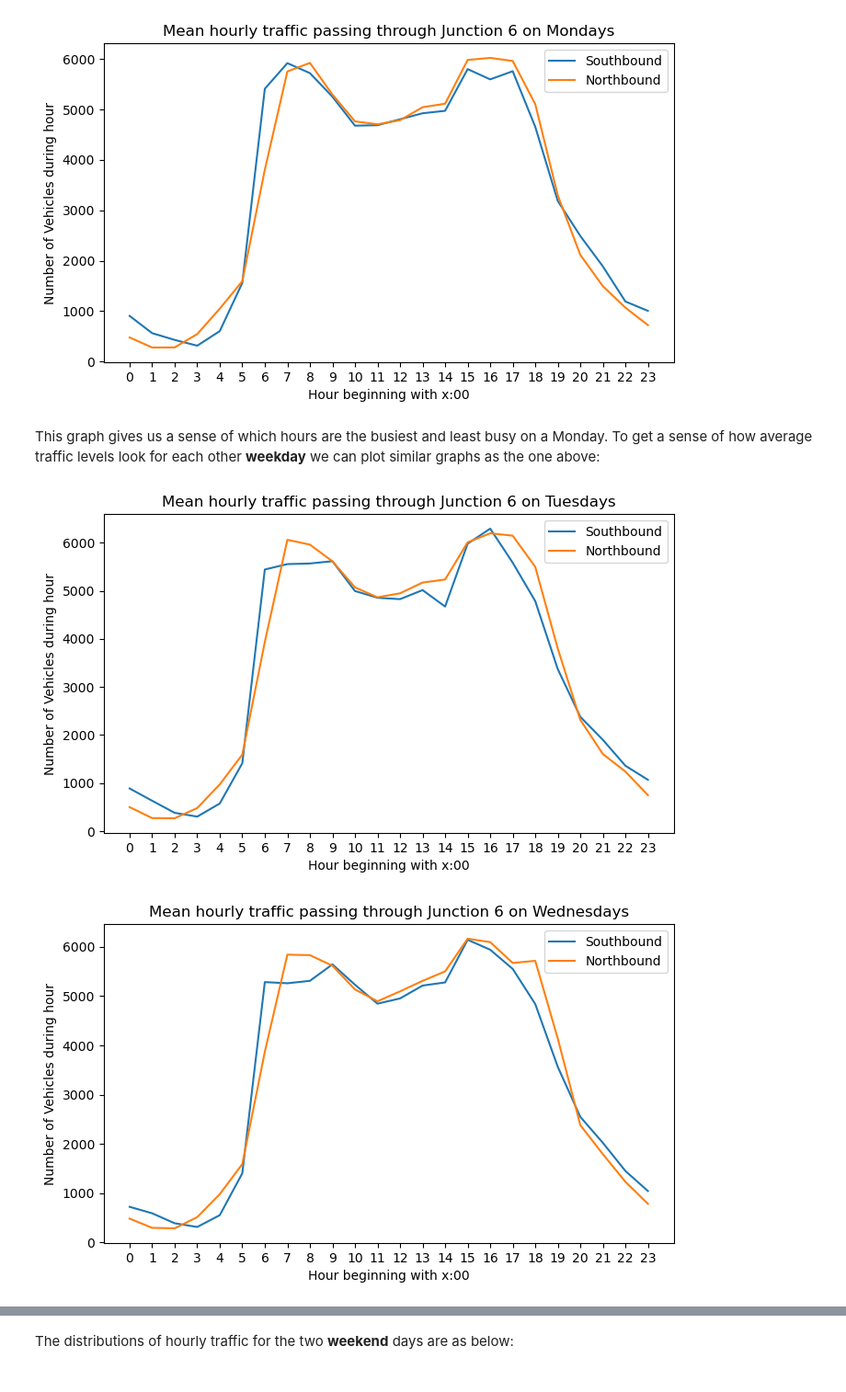
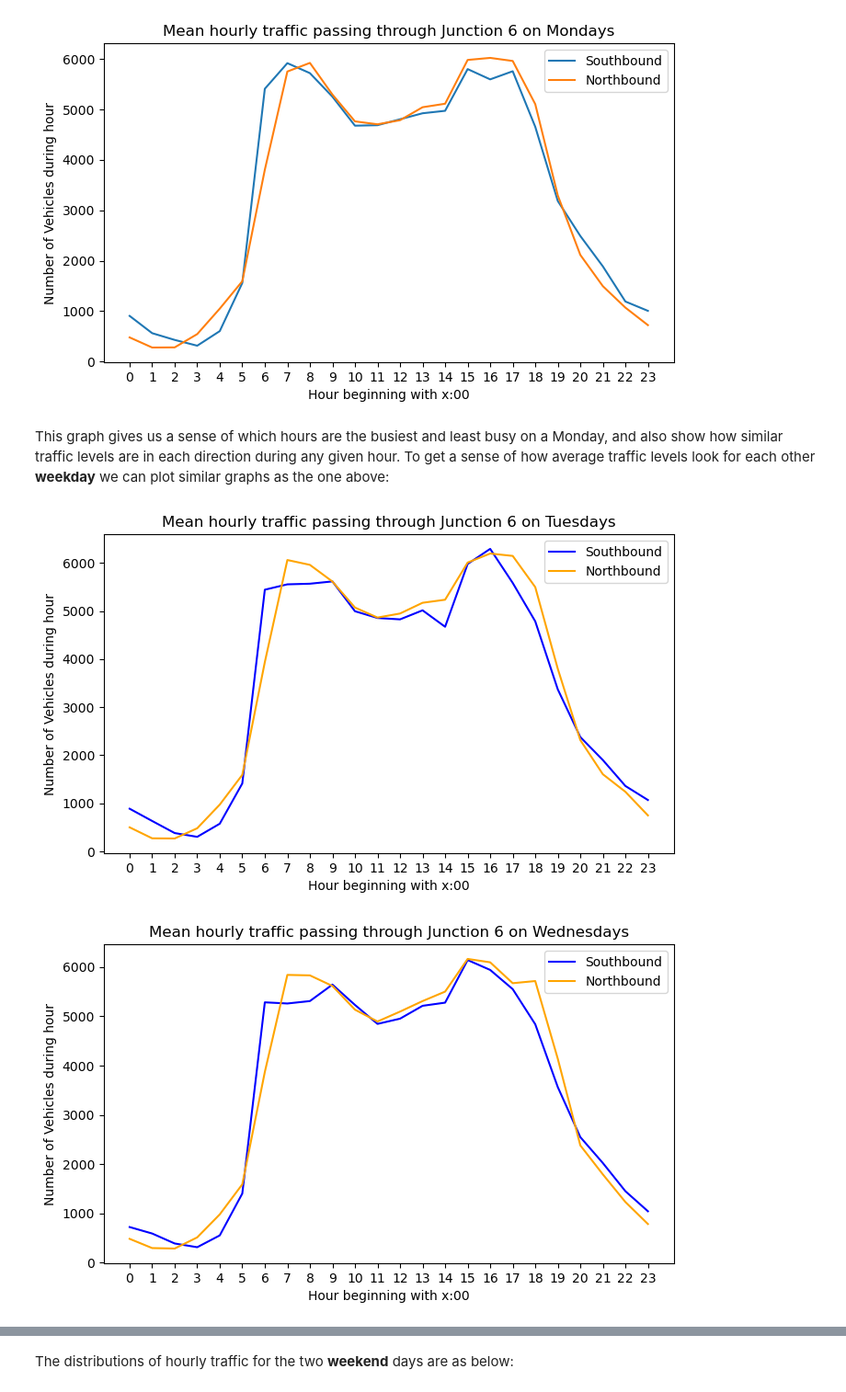
Before and after one commit to jmce22/pfda_project1, a Jupyter notebook: pfda_project1.ipynb, the cells around one changed output, grey strips where cells are left out. Shown at 92% size. Drawn from its saved outputs; the diff is of its cells as text; code cells hidden in the pictures.

```diff
--- a/pfda_project1.ipynb
+++ b/pfda_project1.ipynb
@@ -212,4 +214,4 @@ plt.show()
 # %% [output]
 [figure]
 # %% [markdown]
-This graph gives us a sense of which hours are the busiest and least busy on a Monday. To get a sense of how average traffic levels look for each other **weekday** we can plot similar graphs as the one above:
+This graph gives us a sense of which hours are the busiest and least busy on a Monday, and also show how similar traffic levels are in each direction during any given hour. To get a sense of how average traffic levels look for each other **weekday** we can plot similar graphs as the one above:
@@ -237,43 +218,59 @@ mean_sun_n_hourly = sunday.groupby('hour')['northbound'].mean()
 # %%
+tuesday = df.loc[df['day'] == 'Tues']
+wednesday = df.loc[df['day'] == 'Wed']
+thursday = df.loc[df['day'] == 'Thurs']
+friday = df.loc[df['day'] == 'Fri']
+
+mean_tues_s_hourly = tuesday.groupby('hour')['southbound'].mean()
+mean_wed_s_hourly = wednesday.groupby('hour')['southbound'].mean()
+mean_thurs_s_hourly = thursday.groupby('hour')['southbound'].mean()
+mean_fri_s_hourly = friday.groupby('hour')['southbound'].mean()
+
+mean_tues_n_hourly = tuesday.groupby('hour')['northbound'].mean()
+mean_wed_n_hourly = wednesday.groupby('hour')['northbound'].mean()
+mean_thurs_n_hourly = thursday.groupby('hour')['northbound'].mean()
+mean_fri_n_hourly = friday.groupby('hour')['northbound'].mean()
+
+
 plt.figure(figsize=(8,4.5))
-plt.plot(mean_tues_s_hourly, label = 'Southbound')
-plt.plot(mean_tues_n_hourly, label = 'Northbound')
+plt.plot(mean_tues_s_hourly, label = 'Southbound', color = 'blue')
+plt.plot(mean_tues_n_hourly, label = 'Northbound', color = 'orange')
 plt.xlabel('Hour beginning with x:00')
 plt.xticks(np.arange(24))
 plt.ylabel('Number of Vehicles during hour')
 plt.title('Mean hourly traffic passing through Junction 6 on Tuesdays')
 plt.legend(["Southbound", "Northbound"], loc ="upper right")
 plt.show()
 
 plt.figure(figsize=(8,4.5))
-plt.plot(mean_wed_s_hourly, label = 'Southbound')
-plt.plot(mean_wed_n_hourly, label = 'Northbound')
+plt.plot(mean_wed_s_hourly, label = 'Southbound', color = 'blue')
+plt.plot(mean_wed_n_hourly, label = 'Northbound', color = 'orange')
 plt.xlabel('Hour beginning with x:00')
 plt.xticks(np.arange(24))
 plt.ylabel('Number of Vehicles during hour')
 plt.title('Mean hourly traffic passing through Junction 6 on Wednesdays')
 plt.legend(["Southbound", "Northbound"], loc ="upper right")
 plt.show()
 
 plt.figure(figsize=(8,4.5))
-plt.plot(mean_thurs_s_hourly, label = 'Southbound')
-plt.plot(mean_thurs_n_hourly, label = 'Northbound')
+plt.plot(mean_thurs_s_hourly, label = 'Southbound', color = 'blue')
+plt.plot(mean_thurs_n_hourly, label = 'Northbound', color = 'orange')
 plt.xlabel('Hour beginning with x:00')
 plt.xticks(np.arange(24))
 plt.ylabel('Number of Vehicles during hour')
 plt.title('Mean hourly traffic passing through Junction 6 on Thursdays')
 plt.legend(["Southbound", "Northbound"], loc ="upper right")
 plt.show()
 
 plt.figure(figsize=(8,4.5))
-plt.plot(mean_fri_s_hourly, label = 'Southbound')
-plt.plot(mean_fri_n_hourly, label = 'Northbound')
+plt.plot(mean_fri_s_hourly, label = 'Southbound', color = 'blue')
+plt.plot(mean_fri_n_hourly, label = 'Northbound', color = 'orange')
 plt.xlabel('Hour beginning with x:00')
 plt.xticks(np.arange(24))
 plt.ylabel('Number of Vehicles during hour')
 plt.title('Mean hourly traffic passing through Junction 6 on Fridays')
 plt.legend(["Southbound", "Northbound"], loc ="upper right")
 plt.show()
 # %% [output]
-[figure, old version]
+[figure, new version]
-[figure, old version]
+[figure, new version]
```
Also changed, not shown: parts of 36 cells of this notebook.
